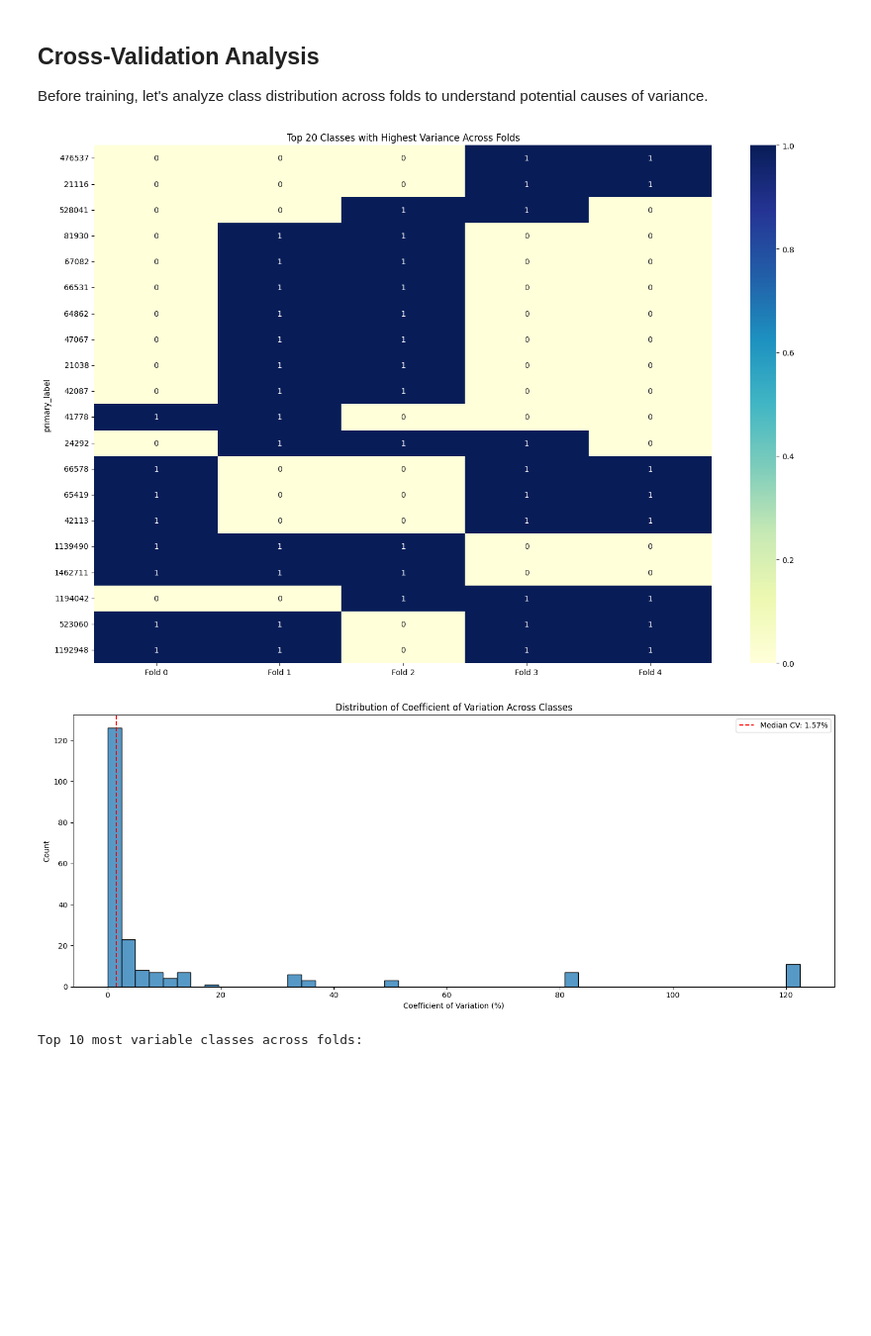
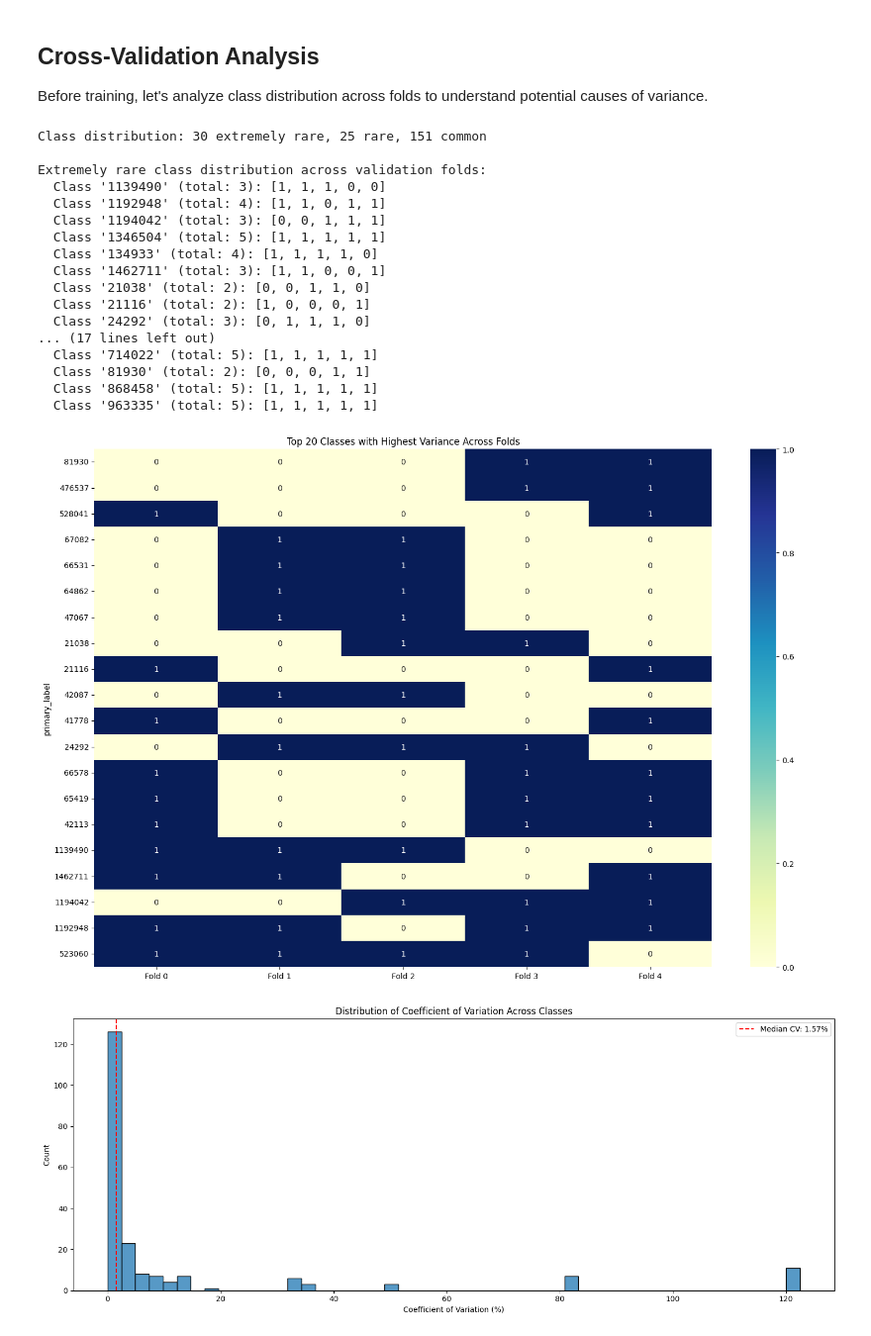
Before and after one commit to KohlensaeureJunk/Kaggle-BirdCLEF-2025, a Jupyter notebook: efficientnet-b0-pytorch-train-birdclef-25.ipynb, the cells around one changed output. Shown: that part at 99% size. Saved outputs shown, nothing was run; the diff lists cells and outputs as text; code cells hidden in the pictures; blank space fills up the shorter version.

Commit message:
final baseline, with smart splitting

```diff
--- a/efficientnet-b0-pytorch-train-birdclef-25.ipynb
+++ b/efficientnet-b0-pytorch-train-birdclef-25.ipynb
@@ -318,8 +306,8 @@ class BirdCLEFModel(nn.Module):
             cfg.model_name,
             pretrained=cfg.pretrained,
             in_chans=cfg.in_channels,
-           # drop_rate=cfg.dropout_rate,
-            #drop_path_rate=cfg.drop_path_rate if hasattr(cfg, 'drop_path_rate') else 0.2
+            drop_rate=cfg.dropout_rate,
+            drop_path_rate=cfg.drop_path_rate if hasattr(cfg, 'drop_path_rate') else 0.2
         )
 
         # Extract feature dimension based on model type
@@ -443,7 +431,6 @@ def train_one_epoch(model, loader, optimizer, criterion, device, scheduler=None,
     running_loss = 0
     outputs_for_metrics = []
     targets_for_metrics = []
-    metric_collection_interval = min(100, len(loader) // 10 or 1)
 
     optimizer.zero_grad(set_to_none=True)
     pbar = tqdm(enumerate(loader), total=len(loader), desc="Training")
@@ -453,7 +440,6 @@ def train_one_epoch(model, loader, optimizer, criterion, device, scheduler=None,
     epoch_start_time = time.time()
 
     for step, batch in pbar:
-        # Move to device with non_blocking for potential speedup
         inputs = batch['melspec'].to(device, non_blocking=True)
         targets = batch['target'].to(device, non_blocking=True)
 
@@ -485,10 +471,8 @@ def train_one_epoch(model, loader, optimizer, criterion, device, scheduler=None,
         running_loss += loss.item() * grad_accum_steps
         total_samples += inputs.size(0)
 
-        # Only collect some batches for metrics to save memory
-        if step % metric_collection_interval == 0:
-            outputs_for_metrics.append(outputs.detach().cpu())
-            targets_for_metrics.append(targets.detach().cpu())
+        outputs_for_metrics.append(outputs.detach().cpu())
+        targets_for_metrics.append(targets.detach().cpu())
 
         # Step optimizer after accumulating gradients
         if batch_count % grad_accum_steps == 0 or step == len(loader) - 1:
@@ -507,23 +491,18 @@ def train_one_epoch(model, loader, optimizer, criterion, device, scheduler=None,
             'train_loss': running_loss / (step + 1),
             'lr': optimizer.param_groups[0]['lr'],
         })
-
-        # Free memory explicitly
         del inputs, outputs
-        if step % 10 == 0:  # Periodically clear CUDA cache
-            torch.cuda.empty_cache()
-
-    # Calculate comprehensive metrics for soft labels
-    epoch_time = time.time() - epoch_start_time
 
     all_outputs = torch.cat(outputs_for_metrics)
     all_targets = torch.cat(targets_for_metrics)
+
+    # Metric calculation
+    epoch_time = time.time() - epoch_start_time
     if cfg.use_soft_labels:
         soft_metrics = calculate_soft_label_metrics(all_targets.numpy(), all_outputs.numpy())
     else:
         soft_metrics = calculate_hard_label_metrics(all_targets.numpy(), all_outputs.numpy())
     auc = soft_metrics['macro_auc']
-
     avg_loss = running_loss / len(loader)
 
     # Return comprehensive metrics
@@ -536,8 +515,7 @@ def train_one_epoch(model, loader, optimizer, criterion, device, scheduler=None,
         'total_samples': total_samples
     }
 
-    del outputs_for_metrics, targets_for_metrics
-    torch.cuda.empty_cache()
+    del outputs_for_metrics, targets_for_metrics, all_outputs, all_targets
 
     return metrics
 
@@ -571,10 +549,8 @@ def validate(model, loader, criterion, device, use_amp=True):
             all_probs_accumulated.append(probs)
             all_targets_accumulated.append(targets_np)
 
-            # Clear memory periodically but keep accumulating
+            # Clear memory but keep accumulating
             del inputs, outputs, targets, probs, targets_np
-            if batch_idx % 10 == 0:
-                torch.cuda.empty_cache()
 
     # Combine all accumulated predictions and targets
     probs_array = np.vstack(all_probs_accumulated)
@@ -607,7 +583,6 @@ def validate(model, loader, criterion, device, use_amp=True):
 
     # Clean up memory
     del all_probs_accumulated, all_targets_accumulated
-    torch.cuda.empty_cache()
 
     return metrics, roc_data
 # %%
@@ -1035,8 +937,9 @@ def analyze_fold_distributions(df, cfg):
     import seaborn as sns
 
     # Create folds
-    skf = StratifiedKFold(n_splits=cfg.n_fold, shuffle=True, random_state=cfg.seed)
-    fold_indices = list(skf.split(df, df['primary_label']))
+    fold_indices = get_improved_folds(df, cfg)
+    #skf = StratifiedKFold(n_splits=cfg.n_fold, shuffle=True, random_state=cfg.seed)
+    #fold_indices = list(skf.split(df, df['primary_label']))
 
     # Count samples per class per fold
     all_labels = df['primary_label'].unique()
@@ -1050,6 +953,7 @@ def analyze_fold_distributions(df, cfg):
     # Convert to DataFrame for easier plotting
     fold_df = pd.DataFrame(fold_class_counts)
     fold_df = fold_df.fillna(0)  # Replace NaN with 0
+
 
     # Calculate coefficient of variation (CV) for each class across folds
     fold_df['Mean'] = fold_df.mean(axis=1)
@@ -1059,33 +963,50 @@ def analyze_fold_distributions(df, cfg):
     # Sort by CV to identify classes with highest variance
     fold_df = fold_df.sort_values('CV', ascending=False)
 
     # Visualize distribution for top 20 most variable classes
     plt.figure(figsize=(15, 10))
     sns.heatmap(fold_df.drop(['Mean', 'Std', 'CV'], axis=1).head(20),
                 annot=True, cmap='YlGnBu', fmt='.0f')
     plt.title('Top 20 Classes with Highest Variance Across Folds')
     plt.tight_layout()
     plt.show()
 
     # Plot coefficient of variation distribution
     plt.figure(figsize=(15, 6))
     sns.histplot(fold_df['CV'].dropna(), bins=50)
     plt.title('Distribution of Coefficient of Variation Across Classes')
     plt.xlabel('Coefficient of Variation (%)')
     plt.axvline(fold_df['CV'].median(), color='red', linestyle='--',
                 label=f'Median CV: {fold_df["CV"].median():.2f}%')
     plt.legend()
     plt.tight_layout()
     plt.show()
 
     # Return problematic classes
     return fold_df
 
 # Run the analysis before training
+train_df = pd.read_csv(cfg.train_csv)
 fold_analysis = analyze_fold_distributions(train_df, cfg)
 print(f"Top 10 most variable classes across folds:")
 display(fold_analysis[['Mean', 'Std', 'CV']].head(10))
 # %% [output]
+Class distribution: 30 extremely rare, 25 rare, 151 common
+
+Extremely rare class distribution across validation folds:
+  Class '1139490' (total: 3): [1, 1, 1, 0, 0]
+  Class '1192948' (total: 4): [1, 1, 0, 1, 1]
+  Class '1194042' (total: 3): [0, 0, 1, 1, 1]
+  Class '1346504' (total: 5): [1, 1, 1, 1, 1]
+  Class '134933' (total: 4): [1, 1, 1, 1, 0]
+  Class '1462711' (total: 3): [1, 1, 0, 0, 1]
+  Class '21038' (total: 2): [0, 0, 1, 1, 0]
+  Class '21116' (total: 2): [1, 0, 0, 0, 1]
+  Class '24292' (total: 3): [0, 1, 1, 1, 0]
+... (17 lines left out)
+  Class '714022' (total: 5): [1, 1, 1, 1, 1]
+  Class '81930' (total: 2): [0, 0, 0, 1, 1]
+  Class '868458' (total: 5): [1, 1, 1, 1, 1]
+  Class '963335' (total: 5): [1, 1, 1, 1, 1]
-[figure, old version]
+[figure, new version]
 [figure]
-Top 10 most variable classes across folds:
```
Also changed, not shown: parts of 10 cells of this notebook, 3 other files.
